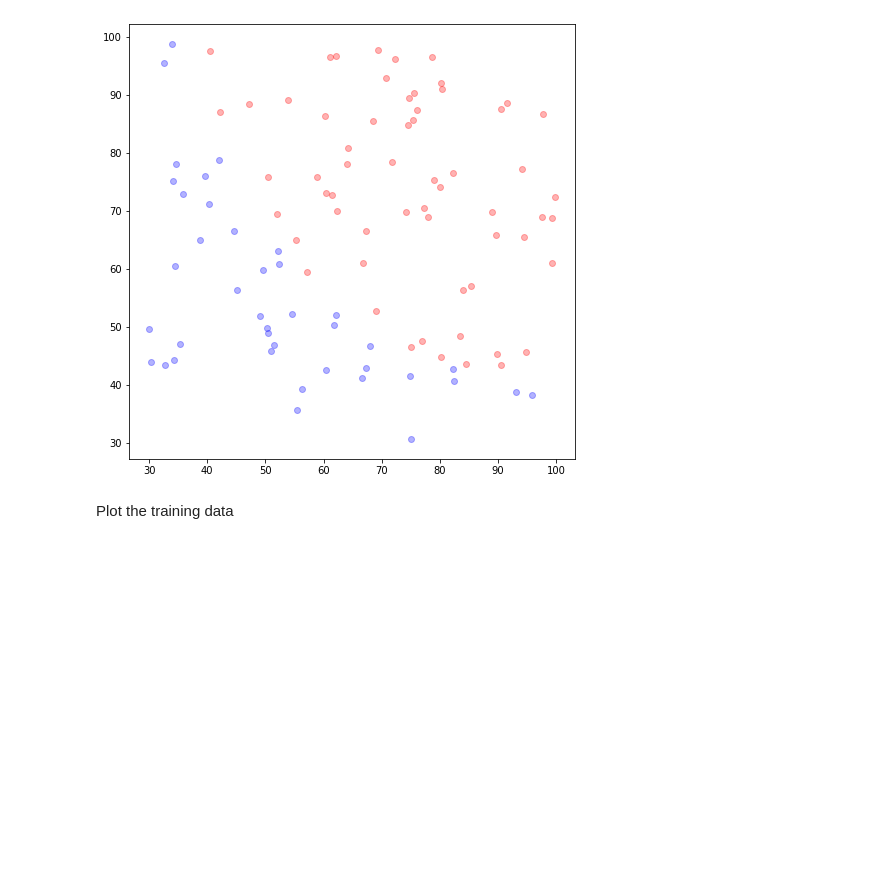
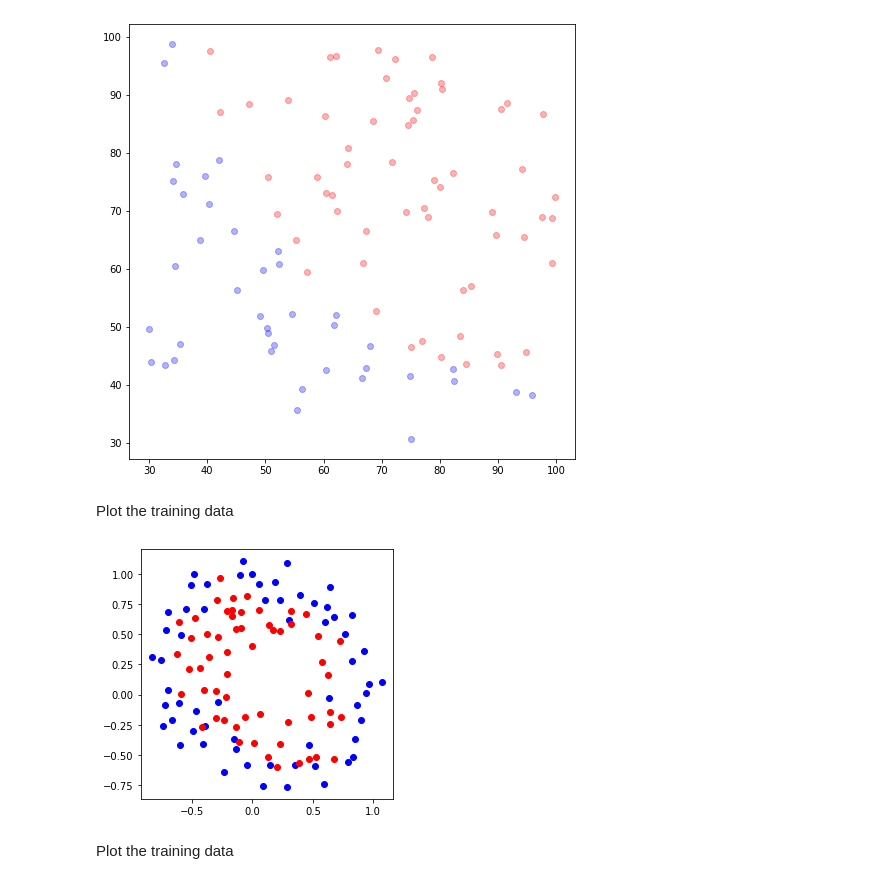
Before and after one commit to youn-gs/test, a Jupyter notebook: machine_learning.ipynb, the cells around one changed output. Saved outputs shown, nothing was run; the diff lists cells and outputs as text; code cells hidden in the pictures; blank space fills up the shorter version.

Commit message:
Plot the training data

```diff
--- a/machine_learning.ipynb
+++ b/machine_learning.ipynb
@@ -280,3 +280,29 @@ plt.show()
 [figure]
 # %% [markdown]
  Plot the training data
+# %%
+import numpy as np
+import matplotlib.pyplot as plt
+
+data    = np.genfromtxt("data-nonlinear.txt", delimiter=',')
+
+pointX  = data[:, 0]
+pointY  = data[:, 1]
+label   = data[:, 2]
+
+pointX0 = pointX[label == 0]
+pointY0 = pointY[label == 0]
+
+pointX1 = pointX[label == 1]
+pointY1 = pointY[label == 1]
+
+plt.figure()
+plt.scatter(pointX0, pointY0, c='b')
+plt.scatter(pointX1, pointY1, c='r')
+plt.tight_layout()
+plt.gca().set_aspect('equal', adjustable='box')
+plt.show()
+# %% [output]
+[figure, added]
+# %% [markdown]
+Plot the training data
```
